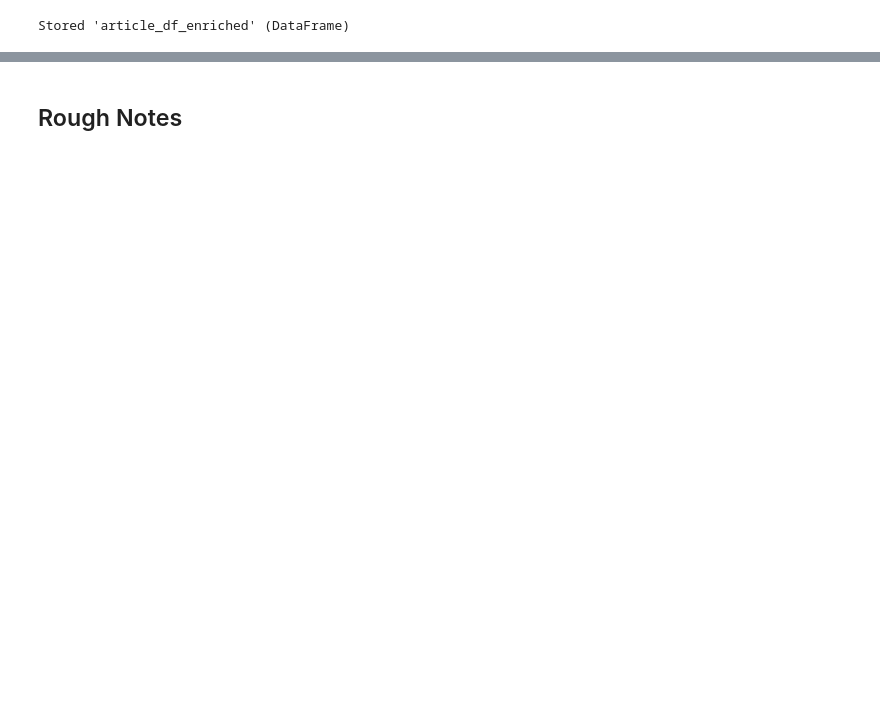
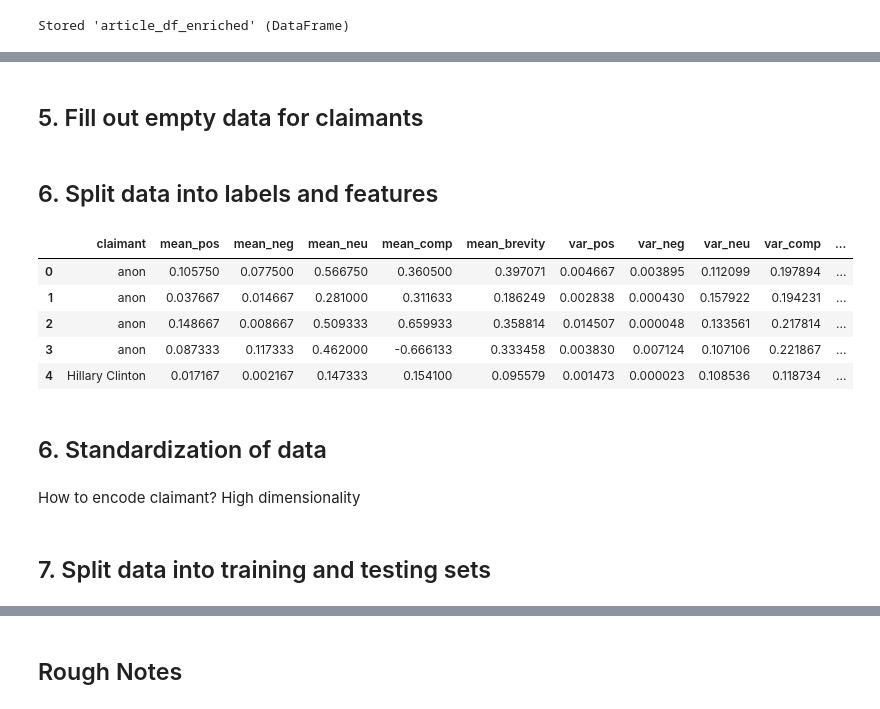
Before and after one commit to kingbd2/Fake_News_Data_Cup, a Jupyter notebook: 2.DataPreparation.ipynb, the cells around one changed output, grey strips where cells are left out. Cells and saved outputs as stored; diff of their text form; code cells hidden in the pictures; blank space fills up the shorter version.

```diff
--- a/2.DataPreparation.ipynb
+++ b/2.DataPreparation.ipynb
@@ -167,0 +170,5 @@ Stored 'article_df_enriched' (DataFrame)
+# %%
+with open("data/train.json") as f:
+    train_data = json.load(f)
+
+train_df = pd.DataFrame.from_records(train_data)
@@ -167,0 +259,28 @@ Stored 'article_df_enriched' (DataFrame)
+# %% [markdown]
+## 5. Fill out empty data for claimants
+# %%
+train_df['claimant'].replace('', 'anon', inplace=True)
+# %% [markdown]
+## 6. Split data into labels and features
+# %%
+# Labels are the values we want to predict
+labels = np.array(train_df['label'])
+features = train_df \
+    .drop('claim', axis = 1) \
+    .drop('label', axis = 1) \
+    .drop('related_articles', axis = 1) \
+    .drop('id', axis = 1) \
+    .drop('date', axis = 1) \
+# %%
+features.head()
+# %% [output]
+|  | claimant | mean_pos | mean_neg | mean_neu | mean_comp | mean_brevity | var_pos | var_neg | var_neu | var_comp | ... |
+| 0 | anon | 0.105750 | 0.077500 | 0.566750 | 0.360500 | 0.397071 | 0.004667 | 0.003895 | 0.112099 | 0.197894 | ... |
+| 1 | anon | 0.037667 | 0.014667 | 0.281000 | 0.311633 | 0.186249 | 0.002838 | 0.000430 | 0.157922 | 0.194231 | ... |
+| 2 | anon | 0.148667 | 0.008667 | 0.509333 | 0.659933 | 0.358814 | 0.014507 | 0.000048 | 0.133561 | 0.217814 | ... |
+| 3 | anon | 0.087333 | 0.117333 | 0.462000 | -0.666133 | 0.333458 | 0.003830 | 0.007124 | 0.107106 | 0.221867 | ... |
+| 4 | Hillary Clinton | 0.017167 | 0.002167 | 0.147333 | 0.154100 | 0.095579 | 0.001473 | 0.000023 | 0.108536 | 0.118734 | ... |
+# %% [markdown]
+## 6. Standardization of data
+# %% [markdown]
+How to encode claimant? High dimensionality
@@ -167,0 +297,2 @@ Stored 'article_df_enriched' (DataFrame)
+# %% [markdown]
+## 7. Split data into training and testing sets
```
Also changed, not shown: parts of 17 cells of this notebook, 7 other files.
